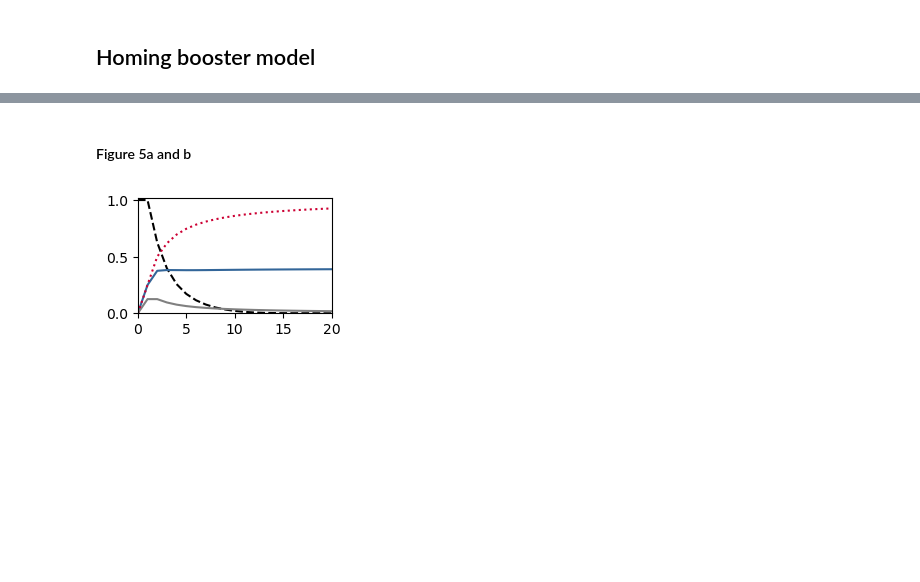
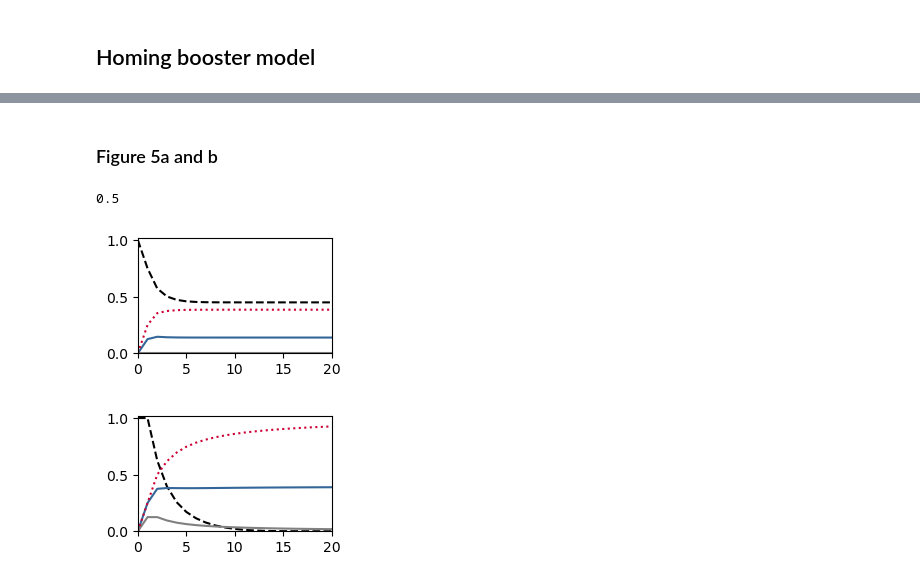
Before and after one commit to KatieWillis/DriveSelectionBalance, a Jupyter notebook: SimulationScript.ipynb, the cells around one changed output, grey strips where cells are left out. Saved outputs shown, nothing was run; the diff lists cells and outputs as text; code cells hidden in the pictures; blank space fills up the shorter version.

```diff
--- a/SimulationScript.ipynb
+++ b/SimulationScript.ipynb
@@ -2577,5 +2667,5 @@ inputs = [genotypes_f,
 # %% [markdown]
-#### Figure 5a and b
+### Figure 5a and b
 # %%
 Rm=6
 
@@ -2583,8 +2673,7 @@ Rm=6
 pdict = Dict()
 
 #PDNE at the B locus
-pdict[cb]=1.0
-pdict[jb]=0.0
+pdict[cH]=1.0
 
 pdict[sgf]=1.0
 pdict[hgf]=0.0
@@ -2597,41 +2686,11 @@ pdict[srm]=0.0
 pdict[hrm]=0.0
 
 #HI at the C locus
-pdict[cc]=1.0
-pdict[jc]=0.0
-pdict[uc]=1.0
+pdict[c]=1.0
 
 pdict[r1]=0.5
 pdict[r2]=0.0
 
 pdict[m]=0.5
-
-#Dynamics params
-params = Dict()
-Nf_eq = 1000.0
-params["OJ"] = 1/10
-params["f"] = (2*Rm)/params["OJ"]
-params["α"] = params["f"]*Nf_eq/(Rm-1)
-
-opt_subs_pdict = deepcopy(pdict)
-opt_subs_list = [(param,opt_subs_pdict[param]) for param in keys(pdict)];
-
-#Fitness
-fitness_f_vals = Array{Float64}(fitness_f.subs(opt_subs_list))
-fitness_m_vals = Array{Float64}(fitness_m.subs(opt_subs_list))
-
-#inheritance
-Nf = length(ic_f[1,1,:])
-Nm = length(ic_m[1,1,:])
-ic_vals = Array{Any,3}(nothing,Nf,Nm,Nf)
-for i in 1:Nf
-    ic_vals[i,:,:] = ic_f[i,:,:].subs(opt_subs_list)
-end
-ic_f_vals = Array{Float64}(ic_vals);
-
-#inheritance
-ic_vals = Array{Any,3}(nothing,Nf,Nm,Nm)
-for i in 1:Nf
-    ic_vals[i,:,:] = ic_m[i,:,:].subs(opt_subs_list)
-end
-ic_m_vals = Array{Float64}(ic_vals);
+# %% [output]
+0.5
@@ -2638,3 +2720,42 @@ ic_m_vals = Array{Float64}(ic_vals);
+# %%
+#Simulate
+t=20
+release_genotype = ["A1" "A1"; "B1" "B2"; "C1" "C1"]
+release_freq=1.0
+
+#Set up release
+starting_population_Nf,starting_population_Nm = Initiate_prerelease_population_4lifestages(params, genotypes_m,genotypes_f)
+starting_population_post_release_m = release_transgenic_males(starting_population_Nm,release_genotype,release_freq,genotypes_m)
+starting_population_post_release = [starting_population_Nf,starting_population_post_release_m]
+
+output = Simulate_timeseries(t,             #number of generations
+                            starting_population_post_release, #[1] = female, [2] = male
+                            genotypes_m,     #list of genotypes, each entry = ["A1" "A2"; "B1" "B2"]
+                            genotypes_f,     #list of genotypes, each entry = ["A1" "A2"; "B1" "B2"])
+                            ic_f_vals,
+                            ic_m_vals,
+                            fitness_f_vals,
+                            fitness_m_vals,
+                            params)
+
+output = Simulation_processing_wrapper(output,falleles,malleles,genotypes_f,genotypes_m);
+# %%
+f1 = PyPlot.figure(figsize=(2.5,1.5))
+
+PyPlot.plot(0:t,output["relative_number_females"].adult,color = "k","--")
+PyPlot.plot(0:t,output["allelefreq_zygote"].B2,color = "#336699","-")
+PyPlot.plot(0:t,output["allelefreq_zygote"].A2,color = "grey","-")
+PyPlot.plot(0:t,output["allelefreq_zygote"].C2,color = "#CC0033",":")
+
+PyPlot.xlim(0,20)
+PyPlot.ylim(0,1.02)
+
+#PyPlot.legend(bbox_to_anchor=(1, 1))
+#PyPlot.ylim(0.01,0.3)
+
+PyPlot.show()
+# %% [output]
+[figure, added]
 # %%
 #Simulate
 t=20
```
Also changed, not shown: parts of 100 cells of this notebook, 5 other files.
